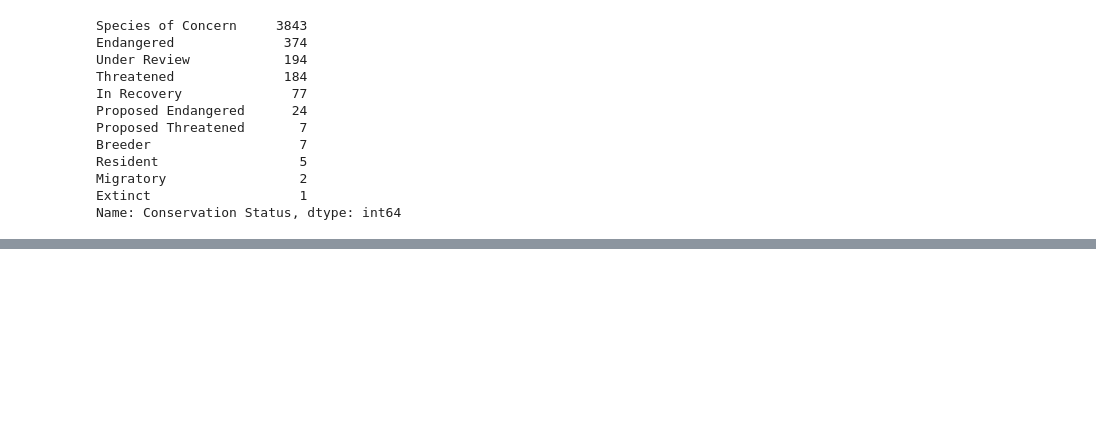
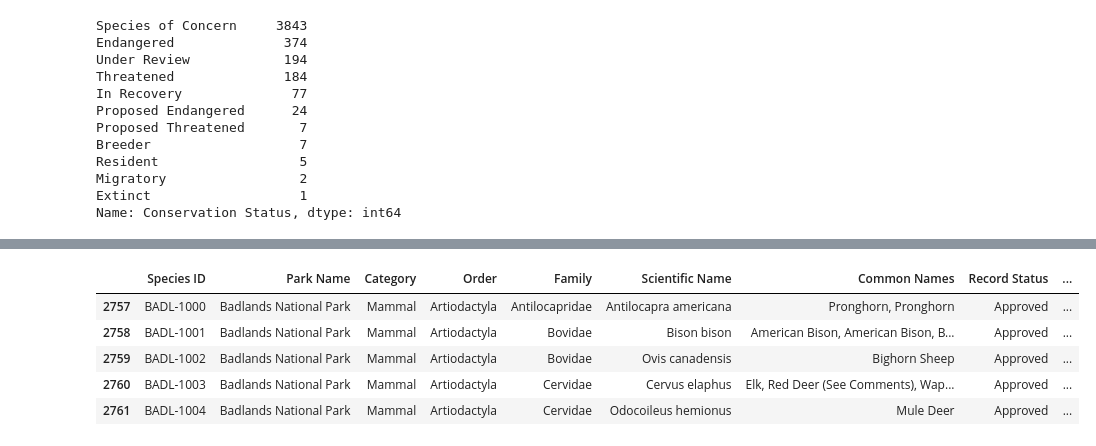
Before and after one commit to Adalab/DA-promo-b-modulo-3-sprint-2-Chloe-Lucia, a Jupyter notebook: exploracion.ipynb, the cells around one changed output, grey strips where cells are left out. Saved outputs shown, nothing was run; the diff lists cells and outputs as text; code cells hidden in the pictures; blank space fills up the shorter version.

```diff
--- a/exploracion.ipynb
+++ b/exploracion.ipynb
@@ -175,0 +222,10 @@ df2[]
+# %%
+df_parks= df3[df3['Acres']>200000]
+df_parks.head()
+# %% [output]
+|  | Species ID | Park Name | Category | Order | Family | Scientific Name | Common Names | Record Status | ... |
+| 2757 | BADL-1000 | Badlands National Park | Mammal | Artiodactyla | Antilocapridae | Antilocapra americana | Pronghorn, Pronghorn | Approved | ... |
+| 2758 | BADL-1001 | Badlands National Park | Mammal | Artiodactyla | Bovidae | Bison bison | American Bison, American Bison, B... | Approved | ... |
+| 2759 | BADL-1002 | Badlands National Park | Mammal | Artiodactyla | Bovidae | Ovis canadensis | Bighorn Sheep | Approved | ... |
+| 2760 | BADL-1003 | Badlands National Park | Mammal | Artiodactyla | Cervidae | Cervus elaphus | Elk, Red Deer (See Comments), Wap... | Approved | ... |
+| 2761 | BADL-1004 | Badlands National Park | Mammal | Artiodactyla | Cervidae | Odocoileus hemionus | Mule Deer | Approved | ... |
```
Also changed, not shown: parts of 10 cells of this notebook, 1 other file.
